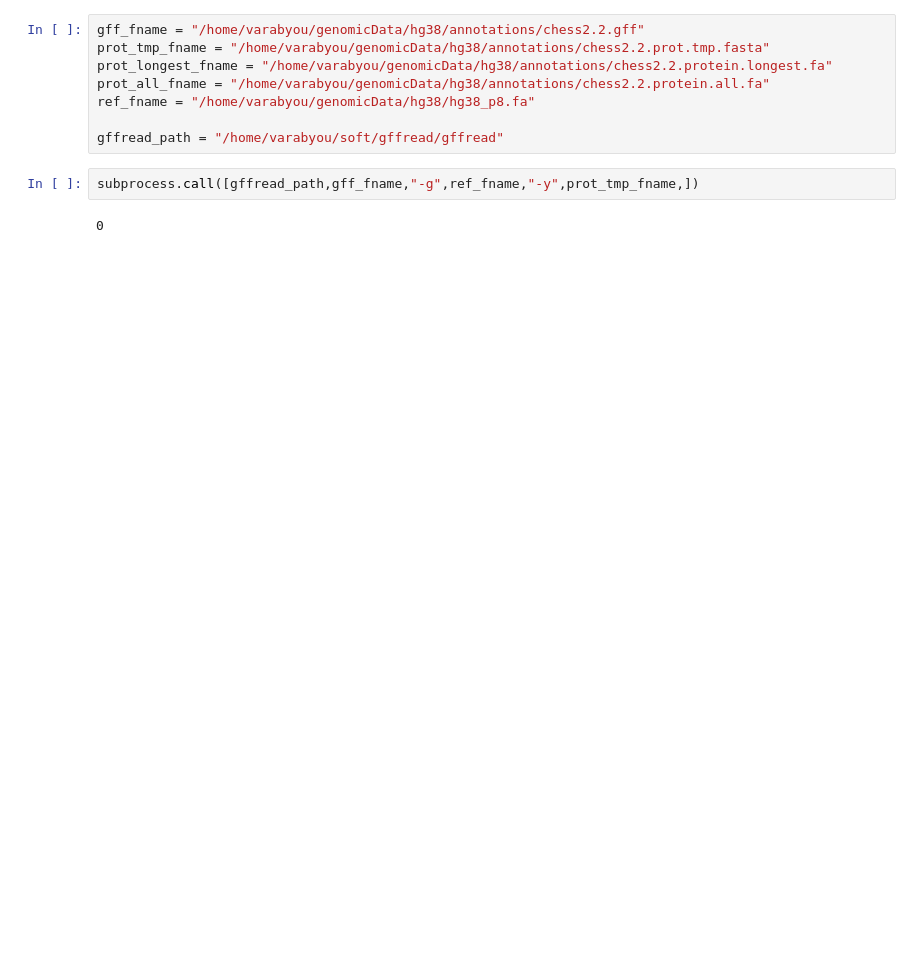
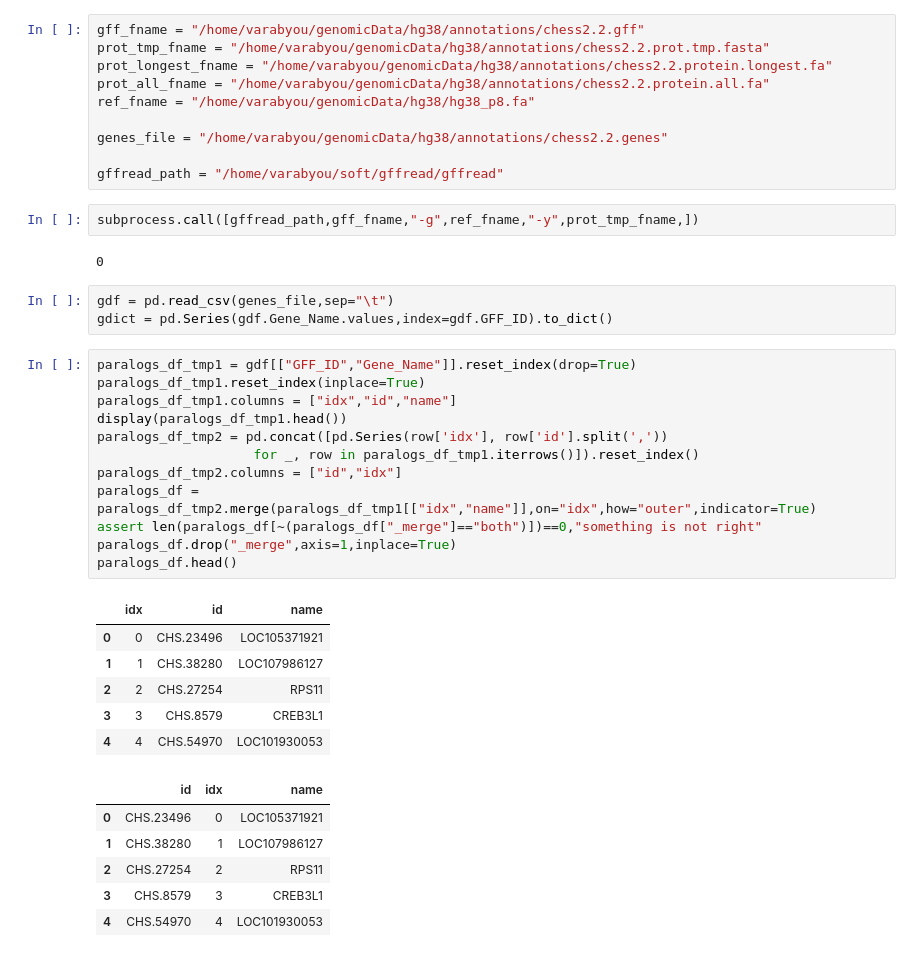
Before and after one commit to alevar/chessRevisions, a Jupyter notebook: filter_proteins.ipynb, the cells around one changed output. Cells and saved outputs as stored; diff of their text form; blank space fills up the shorter version.

```diff
--- a/filter_proteins.ipynb
+++ b/filter_proteins.ipynb
@@ -10,8 +11,38 @@ prot_longest_fname = "/home/varabyou/genomicData/hg38/annotations/chess2.2.prote
 prot_all_fname = "/home/varabyou/genomicData/hg38/annotations/chess2.2.protein.all.fa"
 ref_fname = "/home/varabyou/genomicData/hg38/hg38_p8.fa"
 
+genes_file = "/home/varabyou/genomicData/hg38/annotations/chess2.2.genes"
+
 gffread_path = "/home/varabyou/soft/gffread/gffread"
 # %%
 subprocess.call([gffread_path,gff_fname,"-g",ref_fname,"-y",prot_tmp_fname,])
 # %% [output]
 0
+# %%
+gdf = pd.read_csv(genes_file,sep="\t")
+gdict = pd.Series(gdf.Gene_Name.values,index=gdf.GFF_ID).to_dict()
+# %%
+paralogs_df_tmp1 = gdf[["GFF_ID","Gene_Name"]].reset_index(drop=True)
+paralogs_df_tmp1.reset_index(inplace=True)
+paralogs_df_tmp1.columns = ["idx","id","name"]
+display(paralogs_df_tmp1.head())
+paralogs_df_tmp2 = pd.concat([pd.Series(row['idx'], row['id'].split(','))
+                    for _, row in paralogs_df_tmp1.iterrows()]).reset_index()
+paralogs_df_tmp2.columns = ["id","idx"]
+paralogs_df = paralogs_df_tmp2.merge(paralogs_df_tmp1[["idx","name"]],on="idx",how="outer",indicator=True)
+assert len(paralogs_df[~(paralogs_df["_merge"]=="both")])==0,"something is not right"
+paralogs_df.drop("_merge",axis=1,inplace=True)
+paralogs_df.head()
+# %% [output]
+|  | idx | id | name |
+| 0 | 0 | CHS.23496 | LOC105371921 |
+| 1 | 1 | CHS.38280 | LOC107986127 |
+| 2 | 2 | CHS.27254 | RPS11 |
+| 3 | 3 | CHS.8579 | CREB3L1 |
+| 4 | 4 | CHS.54970 | LOC101930053 |
+|  | id | idx | name |
+| 0 | CHS.23496 | 0 | LOC105371921 |
+| 1 | CHS.38280 | 1 | LOC107986127 |
+| 2 | CHS.27254 | 2 | RPS11 |
+| 3 | CHS.8579 | 3 | CREB3L1 |
+| 4 | CHS.54970 | 4 | LOC101930053 |
```
Also changed, not shown: parts of 9 cells of this notebook.
